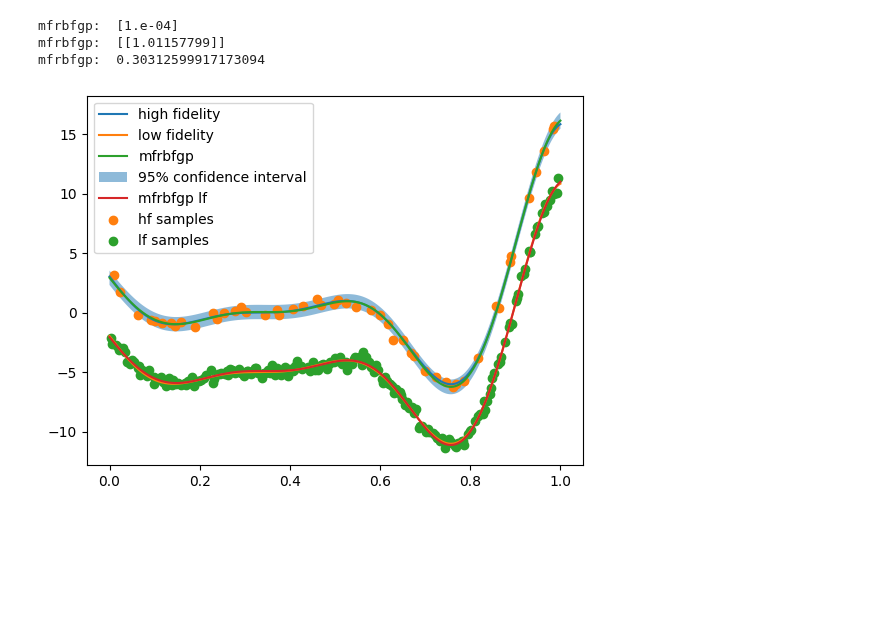
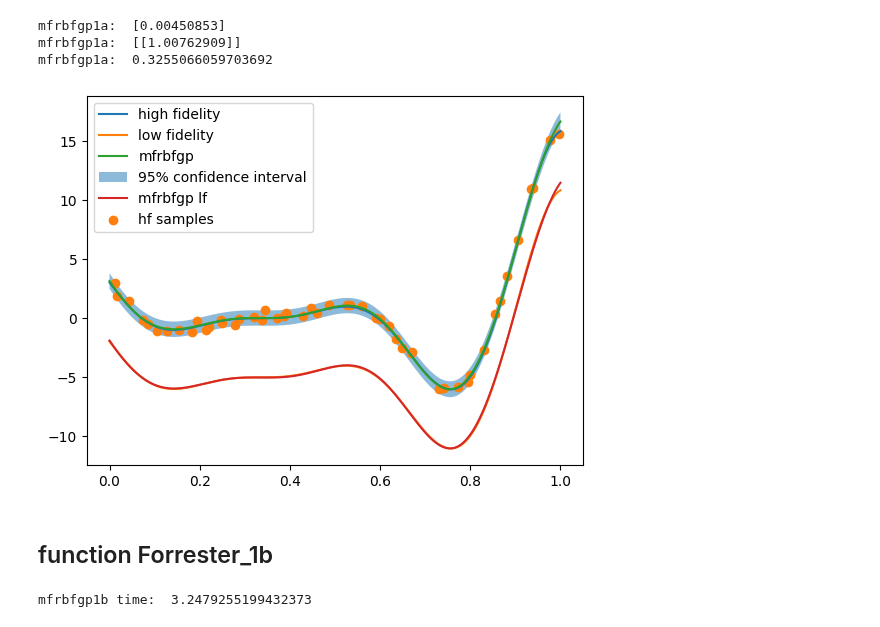
Before and after one commit to bessagroup/mfbml, a Jupyter notebook: examples/test_mfrbfgpr/landscape_of_nll.ipynb, the cells around one changed output. Cells and saved outputs as stored; diff of their text form; code cells hidden in the pictures; blank space fills up the shorter version.

```diff
--- a/examples/test_mfrbfgpr/landscape_of_nll.ipynb
+++ b/examples/test_mfrbfgpr/landscape_of_nll.ipynb
@@ -120,7 +202,10 @@ gpr:  2.0
 # %%
 # for developed methods
-# start_time = time.time()
-mfrbfgp = MFRBFGPR(
-    design_space=func.input_domain, noise_prior=None, optimizer_restart=20
+start_time = time.time()
+mfrbfgp1a = MFRBFGPR(
+    design_space=func1a.input_domain, noise_prior=None, optimizer_restart=optimizer_restart
 )
-mfrbfgp.train(samples=sample_x, responses=sample_y)
+mfrbfgp1a.train(samples=sample_x, responses=sample_y_1a)
+end_time = time.time()
+mfrbfgp1a_time = end_time - start_time
+print("mfrbfgp1a time: ", end_time - start_time)
@@ -167,31 +254,33 @@ noise:  [0.]
 # %%
-mfrbfgp_pred_y, mfrbfgp_pred_std = mfrbfgp.predict(
+mfrbfgp_pred_y_1a, mfrbfgp_pred_std_1a = mfrbfgp1a.predict(
     x_predict=test_x, return_std=True)
 # get prediction of low fidelity
-pred_ly = mfrbfgp.predict_lf(test_xl=test_x)
+pred_ly1a = mfrbfgp1a.predict_lf(test_xl=test_x)
 
-print("mfrbfgp: ", mfrbfgp.kernel.param)
-print("mfrbfgp: ", mfrbfgp.beta)
-print("mfrbfgp: ", mfrbfgp.noise)
+print("mfrbfgp1a: ", mfrbfgp1a.kernel.param)
+print("mfrbfgp1a: ", mfrbfgp1a.beta)
+print("mfrbfgp1a: ", mfrbfgp1a.noise)
 # plot
 fig, ax = plt.subplots()
 ax.plot(test_x, test_hy, label="high fidelity")
-ax.plot(test_x, test_ly, label="low fidelity")
-ax.plot(test_x, mfrbfgp_pred_y, label="mfrbfgp")
+ax.plot(test_x, test_ly_1a, label="low fidelity")
+ax.plot(test_x, mfrbfgp_pred_y_1a, label="mfrbfgp")
 ax.fill_between(
     test_x.flatten(),
-    (mfrbfgp_pred_y - 1.96 * mfrbfgp_pred_std).flatten(),
-    (mfrbfgp_pred_y + 1.96 * mfrbfgp_pred_std).flatten(),
+    (mfrbfgp_pred_y_1a - 1.96 * mfrbfgp_pred_std_1a).flatten(),
+    (mfrbfgp_pred_y_1a + 1.96 * mfrbfgp_pred_std_1a).flatten(),
     alpha=0.5,
     label="95% confidence interval",
 )
-ax.plot(test_x, pred_ly, label="mfrbfgp lf")
-ax.scatter(sample_x["hf"], sample_y["hf"], label="hf samples")
-ax.scatter(sample_x["lf"], sample_y["lf"], label="lf samples")
+ax.plot(test_x, pred_ly1a, label="mfrbfgp lf")
+ax.scatter(sample_x["hf"], sample_y_1a["hf"], label="hf samples")
+# ax.scatter(sample_x["lf"], sample_y_1a["lf"], label="lf samples")
 ax.legend()
 plt.show()
 # %% [output]
-mfrbfgp:  [1.e-04]
-mfrbfgp:  [[1.01157799]]
-mfrbfgp:  0.30312599917173094
+mfrbfgp1a:  [0.00450853]
+mfrbfgp1a:  [[1.00762909]]
+mfrbfgp1a:  0.3255066059703692
-[figure, old version]
+[figure, new version]
+# %% [markdown]
+## function Forrester_1b
@@ -197,0 +302,11 @@ mfrbfgp:  0.30312599917173094
+# %%
+start_time = time.time()
+mfrbfgp1b = MFRBFGPR(
+    design_space=func1b.input_domain, noise_prior=None, optimizer_restart=optimizer_restart
+)
+mfrbfgp1b.train(samples=sample_x, responses=sample_y_1b)
+end_time = time.time()
+mfrbfgp1b_time = end_time - start_time
+print("mfrbfgp1b time: ", end_time - start_time)
+# %% [output]
+mfrbfgp1b time:  3.2479255199432373
```
Also changed, not shown: parts of 25 cells of this notebook, 50 other files.
